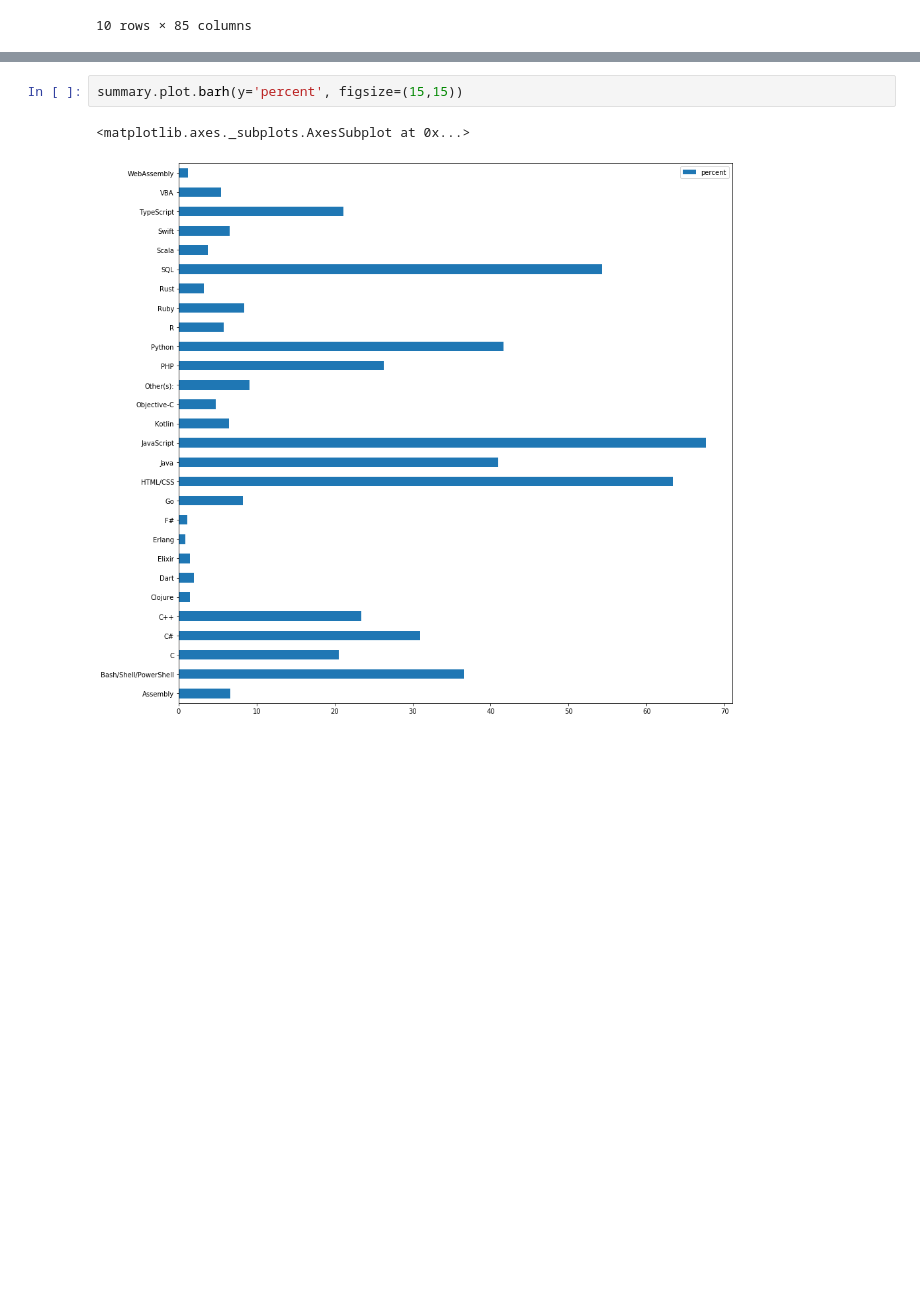
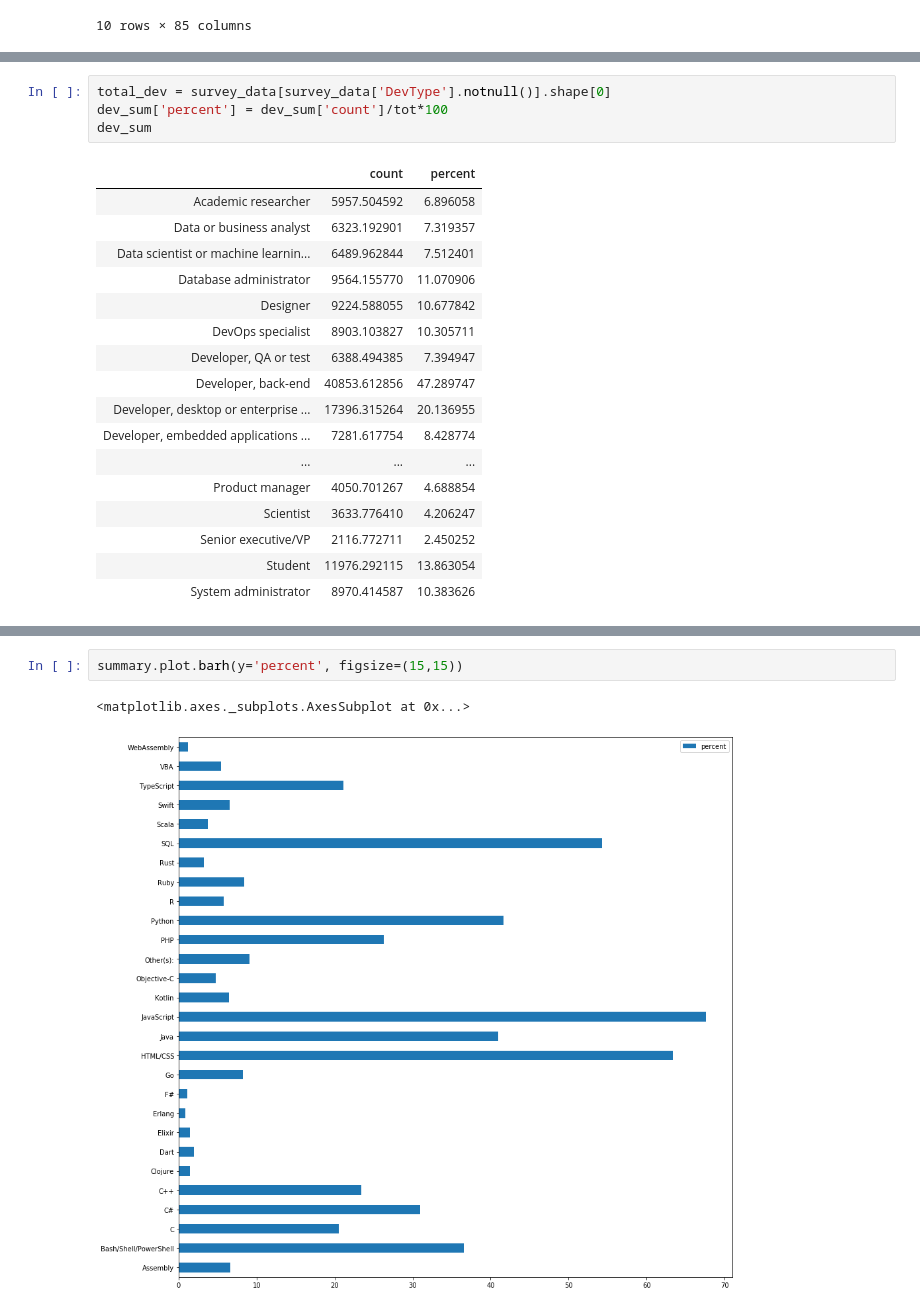
Before and after one commit to endormi/data-analysis, a Jupyter notebook: so_survey2019.ipynb, the cells around one changed output, grey strips where cells are left out. Drawn from its saved outputs; the diff is of its cells as text; blank space fills up the shorter version.

```diff
--- a/so_survey2019.ipynb
+++ b/so_survey2019.ipynb
@@ -127,0 +84,22 @@ edu.head(50)
+# %%
+total_dev = survey_data[survey_data['DevType'].notnull()].shape[0]
+dev_sum['percent'] = dev_sum['count']/tot*100
+dev_sum
+# %% [output]
+|  | count | percent |
+| Academic researcher | 5957.504592 | 6.896058 |
+| Data or business analyst | 6323.192901 | 7.319357 |
+| Data scientist or machine learnin... | 6489.962844 | 7.512401 |
+| Database administrator | 9564.155770 | 11.070906 |
+| Designer | 9224.588055 | 10.677842 |
+| DevOps specialist | 8903.103827 | 10.305711 |
+| Developer, QA or test | 6388.494385 | 7.394947 |
+| Developer, back-end | 40853.612856 | 47.289747 |
+| Developer, desktop or enterprise ... | 17396.315264 | 20.136955 |
+| Developer, embedded applications ... | 7281.617754 | 8.428774 |
+| ... | ... | ... |
+| Product manager | 4050.701267 | 4.688854 |
+| Scientist | 3633.776410 | 4.206247 |
+| Senior executive/VP | 2116.772711 | 2.450252 |
+| Student | 11976.292115 | 13.863054 |
+| System administrator | 8970.414587 | 10.383626 |
```
Also changed, not shown: parts of 15 cells of this notebook.
